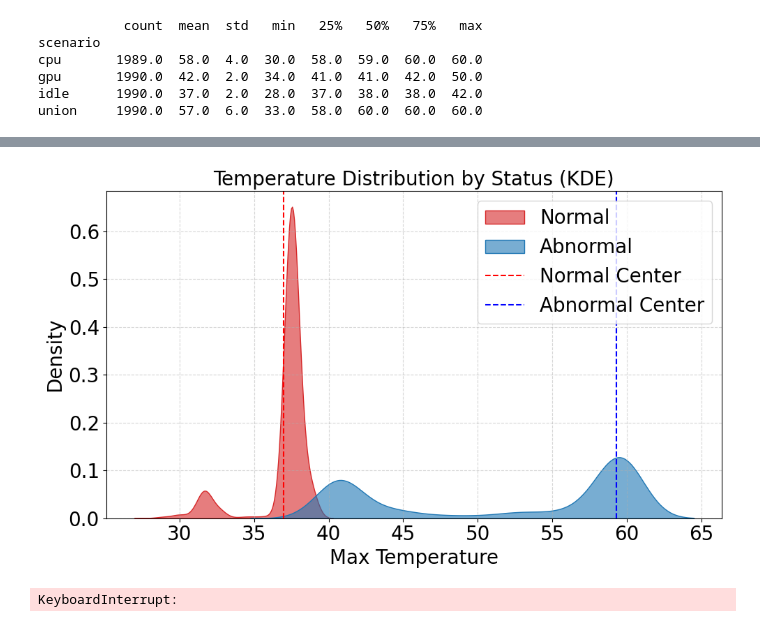
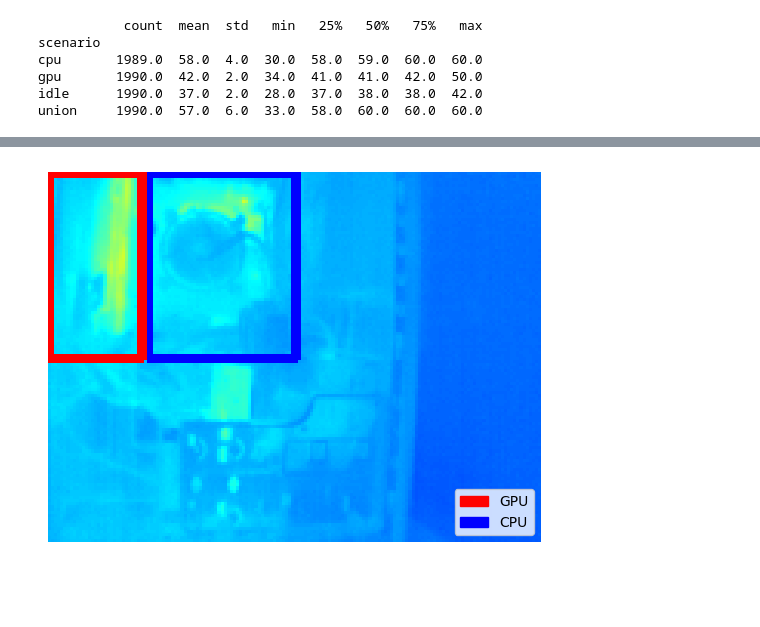
Before and after one commit to 2025-Capstone-Project/Data-Analysis, a Jupyter notebook: Analysis.ipynb, the cells around one changed output, grey strips where cells are left out. Saved outputs shown, nothing was run; the diff lists cells and outputs as text; code cells hidden in the pictures; blank space fills up the shorter version.

```diff
--- a/Analysis.ipynb
+++ b/Analysis.ipynb
@@ -413,47 +171,0 @@ Normal    1825.0  37.0  2.0  28.0  37.0  37.0  38.0  39.0
-# %%
-plt.figure(figsize=(10, 6))
-sns.kdeplot(data=df[df["status"] == "Normal"]["max"], label="Normal", fill=True, color="#d62728", alpha=0.6)  # 빨간색
-sns.kdeplot(data=df[df["status"] == "Abnormal"]["max"], label="Abnormal", fill=True, color="#1f77b4", alpha=0.6)  # 파란색
-
-plt.axvline(cluster_centers[normal_cluster], color="red", linestyle="--", label="Normal Center")
-plt.axvline(cluster_centers[abnormal_cluster], color="blue", linestyle="--", label="Abnormal Center")
-
-plt.title("Temperature Distribution by Status (KDE)", fontsize=_FONT_SIZE)
-plt.xlabel("Max Temperature", fontsize=_FONT_SIZE)
-plt.ylabel("Density", fontsize=_FONT_SIZE)
-plt.xticks(fontsize=_FONT_SIZE)
-plt.yticks(fontsize=_FONT_SIZE)
-plt.grid(True, linestyle="--", alpha=0.5)
-plt.legend(fontsize=_FONT_SIZE)
-plt.tight_layout()
-plt.savefig("kde_status_overlay.png", dpi=300)
-plt.show()
-# %% [output]
-[figure, removed]
-# %%
-# 경로 설정
-base_path = "/content/drive/MyDrive/yolo11_test/Scenario_Dataset"
-scenarios2 = ['dataset_idle', 'dataset_cpu', 'dataset_gpu', 'dataset_union']
-
-# 각 시나리오에 대해 평균 온도값 계산
-heatmap_data = []
-for scenario in scenarios2:
-    scenario_path = os.path.join(base_path, scenario)
-    temperature_list = []
-
-    for filename in sorted(os.listdir(scenario_path)):
-        if filename.endswith(".png"):
-            img_path = os.path.join(scenario_path, filename)
-            img = cv2.imread(img_path)
-            height, width = img.shape[:2]
-            img_value = np.zeros((height, width))
-            for y in range(height):
-                for x in range(width):
-                    bgr = img[y, x]  # 특정 위치의 BGR 값 추출
-                    img_value[y, x] = get_temp_from_bgr(bgr)  # 가정: example() 함수가 정의되어 있음
-            max_temperature = np.max(img_value)
-            temperature_list.append(max_temperature)
-
-    heatmap_data.append(temperature_list)
-# %% [output]
-KeyboardInterrupt:
@@ -496,0 +176,20 @@ for job in jobs2:
+# %%
+img = cv2.imread("/content/drive/MyDrive/yolo11_test/Scenario_Dataset/dataset_gpu/2025-04-28 15_05_56 min_20.36 max_38.94.png")
+display = img.copy()
+
+# 사각형 그리기
+cv2.rectangle(display, (32, 0), (80, 60), (255, 0, 0), 2)   # CPU: 파란색
+cv2.rectangle(display, (0, 0), (30, 60), (0, 0, 255), 2)  # GPU: 빨간색
+
+plt.imshow(cv2.cvtColor(display, cv2.COLOR_BGR2RGB))
+# plt.title("CPU/GPU Area")
+plt.axis("off")
+
+# 범례 추가
+blue_patch = mpatches.Patch(color='blue', label='CPU')
+red_patch = mpatches.Patch(color='red', label='GPU')
+plt.legend(handles=[red_patch, blue_patch], loc='lower right')  # 위치는 필요에 따라 조정
+
+plt.show()
+# %% [output]
+[figure, added]
```
Also changed, not shown: parts of 16 cells of this notebook.
